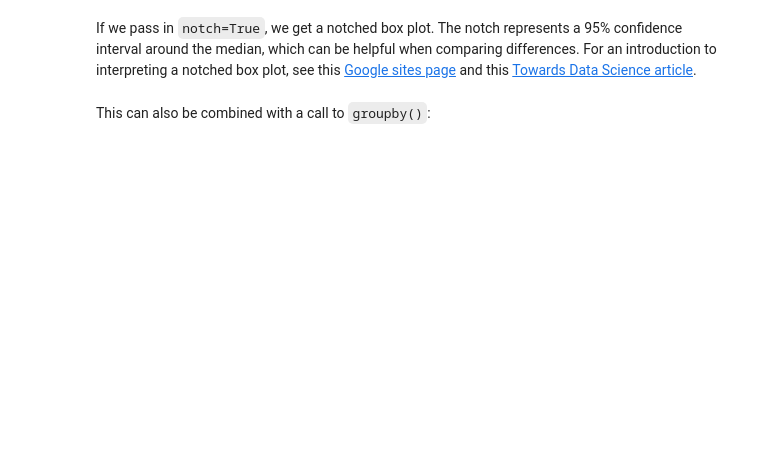
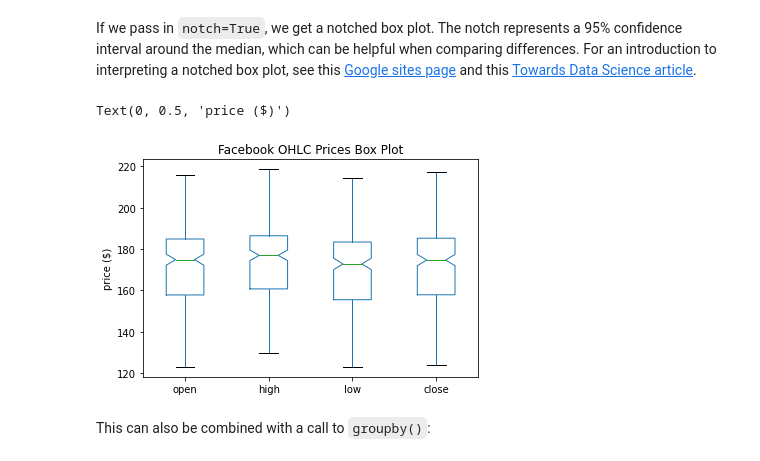
Before and after one commit to kevinsthompson/09-Hands-On-Data-Analysis-with-Pandas-2nd-edition, a Jupyter notebook: ch_05/2-plotting_with_pandas.ipynb, the cells around one changed output. Saved outputs shown, nothing was run; the diff lists cells and outputs as text; code cells hidden in the pictures; blank space fills up the shorter version.

```diff
--- a/ch_05/2-plotting_with_pandas.ipynb
+++ b/ch_05/2-plotting_with_pandas.ipynb
@@ -463,8 +475,15 @@ plt.ylabel('price ($)') # label the x-axis (discussed in chapter 6)
 # %% [markdown]
 If we pass in `notch=True`, we get a notched box plot. The notch represents a 95% confidence interval around the median, which can be helpful when comparing differences. For an introduction to interpreting a notched box plot, see this [Google sites page](https://sites.google.com/site/davidsstatistics/home/notched-box-plots) and this [Towards Data Science article](https://towardsdatascience.com/understanding-boxplots-5e2df7bcbd51).
 # %%
-fb.iloc[:,:4].plot(kind='box', title='Facebook OHLC Prices Box Plot', notch=True)
+fb.iloc[:,:4].plot(
+      kind='box'
+    , title='Facebook OHLC Prices Box Plot'
+    , notch=True)                           # Optional notch at 95% confident limit
+
 plt.ylabel('price ($)') # label the x-axis (discussed in chapter 6)
+# %% [output]
+Text(0, 0.5, 'price ($)')
+[figure, added]
 # %% [markdown]
 This can also be combined with a call to `groupby()`:
 # %%
```
Also changed, not shown: parts of 13 cells of this notebook, 1 other file.
